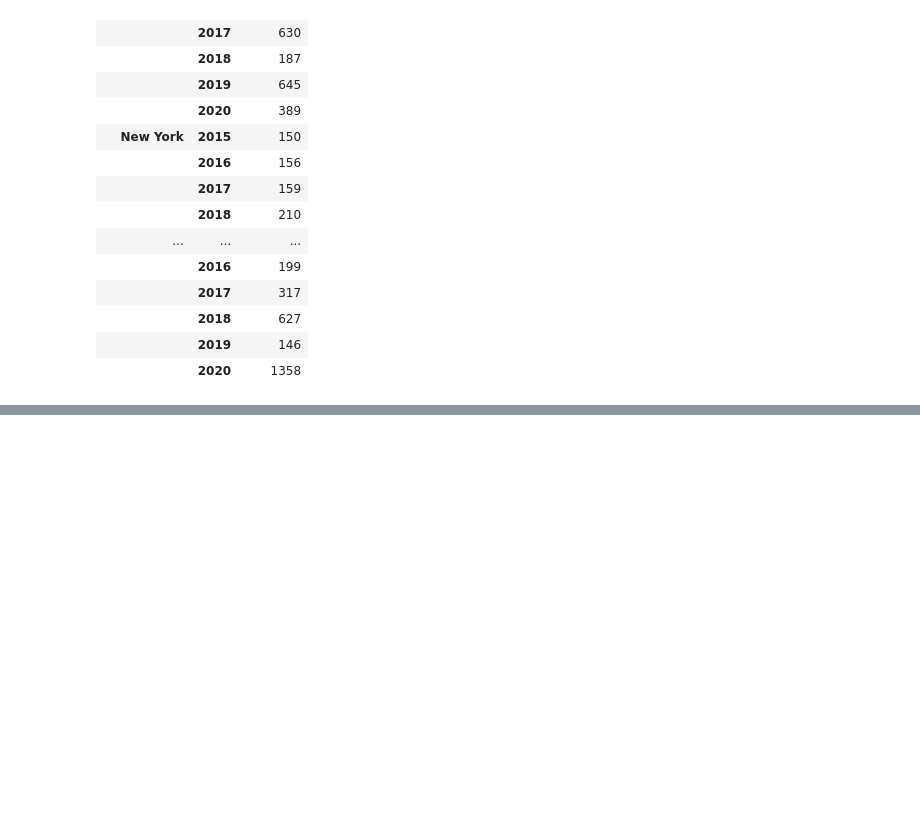
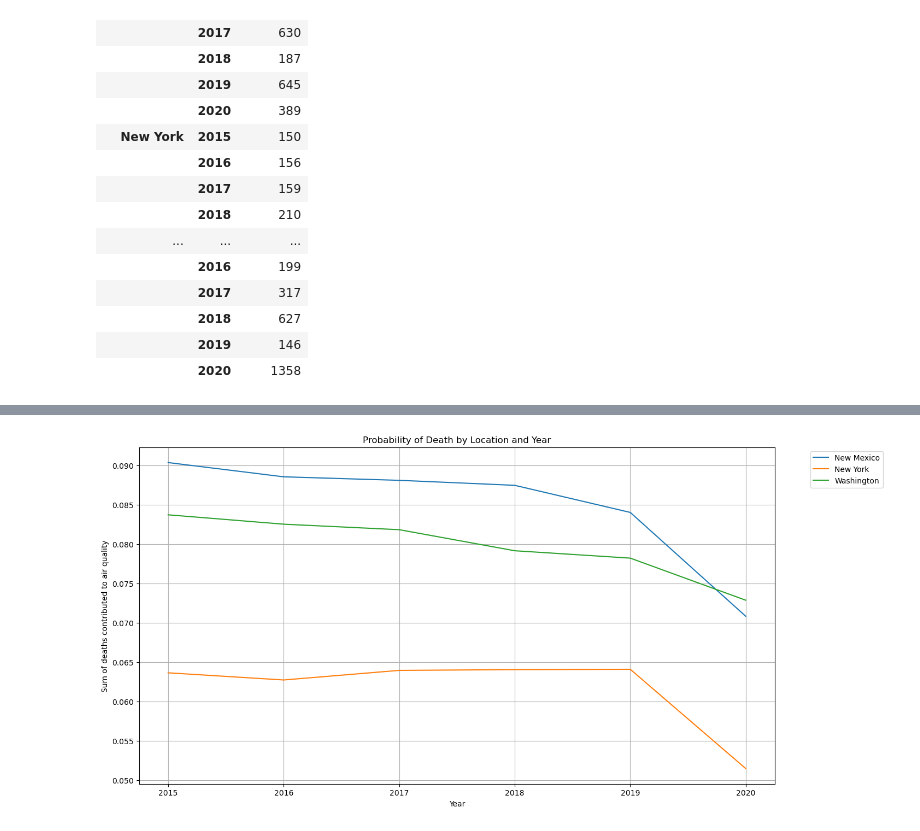
Before and after one commit to harrismhurley/python_project_1, a Jupyter notebook: main.ipynb, the cells around one changed output, grey strips where cells are left out. Saved outputs shown, nothing was run; the diff lists cells and outputs as text; code cells hidden in the pictures; blank space fills up the shorter version.

```diff
--- a/main.ipynb
+++ b/main.ipynb
@@ -137,3 +82,0 @@ display(ihme_gbd_2015_2020_df.head(20))
-# %%
-ihme_gbd_2015_2020_df.drop(columns=['location_id', 'age_id', 'cause_id', 'metric_id', 'metric_name', 'upper', 'lower', 'age_name', 'measure_id'], inplace=True)
-ihme_gbd_2015_2020_df
@@ -672,0 +278,15 @@ create_gdp_aqi_plot(wa_data, 'Washington')
+# %%
+# Create separate dataframes for each sex
+ihme_gbd_female_df = ihme_gbd_2015_2020_df[ihme_gbd_2015_2020_df['sex_name'] == 'Female']
+ihme_gbd_male_df = ihme_gbd_2015_2020_df[ihme_gbd_2015_2020_df['sex_name'] == 'Male']
+ihme_gbd_both_df = ihme_gbd_2015_2020_df[ihme_gbd_2015_2020_df['sex_name'] == 'Both']
+
+# Display the first few rows of each dataframe (optional)
+print("Female DataFrame:")
+display(ihme_gbd_female_df.head())
+
+print("\nMale DataFrame:")
+display(ihme_gbd_male_df.head())
+
+print("\nBoth Sexes DataFrame:")
+display(ihme_gbd_both_df.head())
@@ -672,0 +315,16 @@ create_gdp_aqi_plot(wa_data, 'Washington')
+# %%
+# Group the data by location and year, then calculate the sum of deaths
+location_year_deaths = ihme_gbd_both_df.groupby(['location_name', 'year'])['val'].sum().reset_index()
+
+# Create the line plot
+plt.figure(figsize=(15, 8))  # Adjust figure size as needed
+sns.lineplot(x='year', y='val', hue='location_name', data=location_year_deaths)
+plt.title('Probability of Death by Location and Year')
+plt.xlabel('Year')
+plt.ylabel('Sum of deaths contributed to air quality')
+plt.xticks(location_year_deaths['year'].unique()) # Ensure all years are shown on x-axis
+plt.legend(bbox_to_anchor=(1.05, 1), loc='upper left') # Move the legend outside the plot
+plt.grid(True)
+plt.show()
+# %% [output]
+[figure, added]
```
Also changed, not shown: parts of 36 cells of this notebook.
